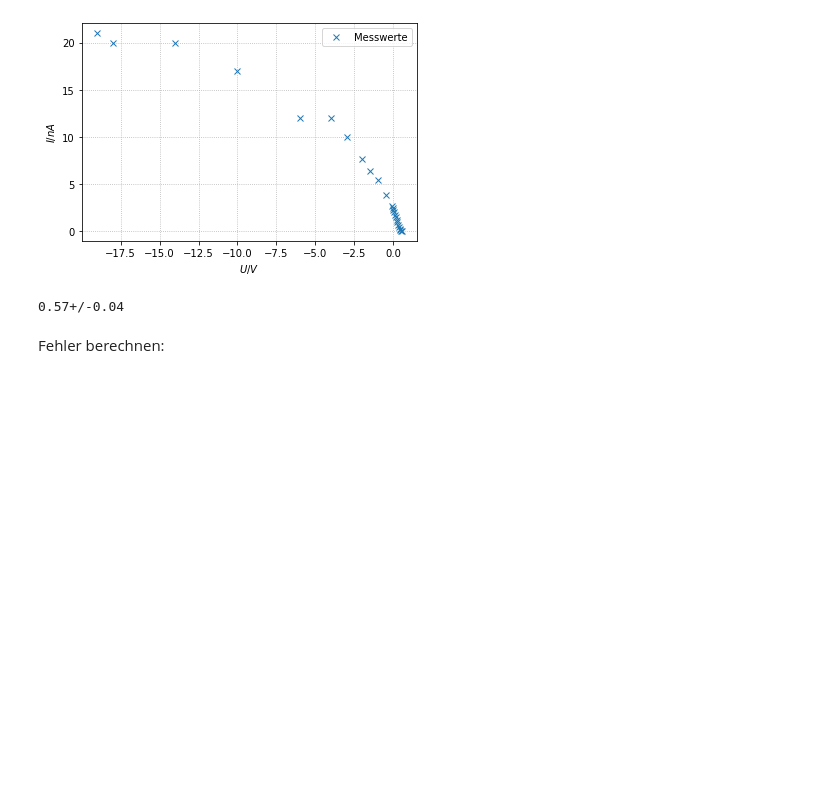
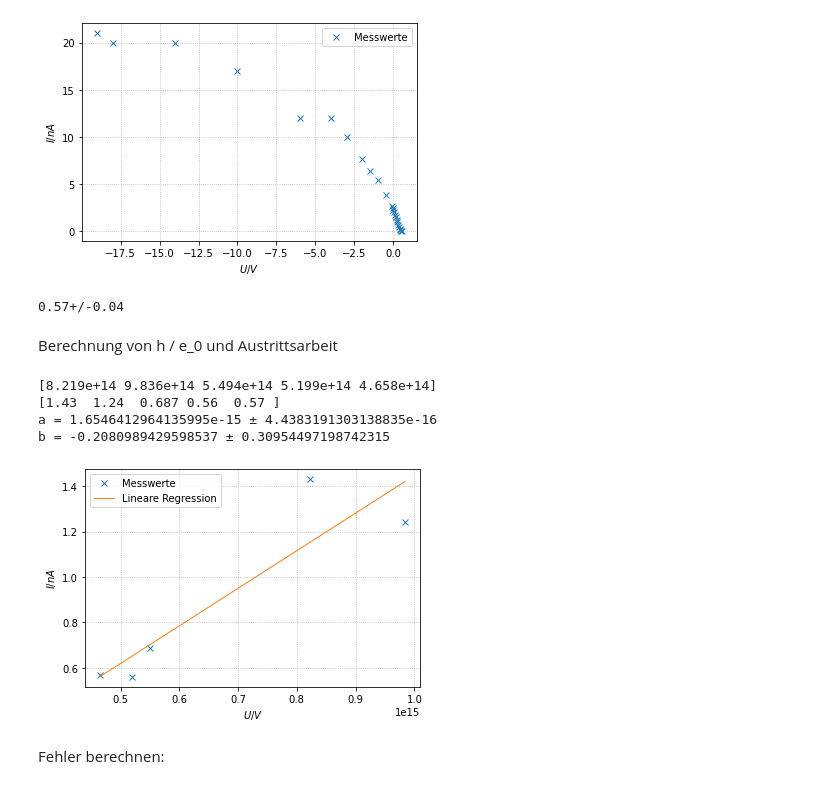
Before and after one commit to waerther/grundpraktikum2, a Jupyter notebook: v500/auswertung.ipynb, the cells around one changed output. Saved outputs shown, nothing was run; the diff lists cells and outputs as text; code cells hidden in the pictures; blank space fills up the shorter version.

```diff
--- a/v500/auswertung.ipynb
+++ b/v500/auswertung.ipynb
@@ -94,6 +94,48 @@ Ug = - (b / a)
 print(Ug)
 # %% [output]
 0.57+/-0.04
+# %% [markdown]
+Berechnung von h / e_0 und Austrittsarbeit
+# %%
+# Daten einlesen
+x =  np.array([821.9 ,983.6 ,549.4 ,519.9 ,465.8]) * 10**12
+y = np.array([1.430 ,1.24  ,0.687 ,0.560 ,0.570])
+
+print(x)
+print(y)
+
+params, covariance_matrix = np.polyfit(x, y, deg=1, cov=True)
+
+errors = np.sqrt(np.diag(covariance_matrix))
+
+for name, value, error in zip('ab', params, errors):
+    print(f'{name} = {value} ± {error}')
+
+x_plot = np.linspace(np.min(x), np.max(x))
+
+plt.plot(x, y, 'x', label="Messwerte")
+plt.plot(
+    x_plot,
+    params[0] * x_plot + params[1],
+    label='Lineare Regression',
+    linewidth=1,
+)
+plt.xlabel(r'$U / V$')
+plt.ylabel(r'$I / {nA} $')
+plt.grid(ls=':')
+plt.legend(loc="best")
+
+#Speichern des Plots (und überprüfen ob schon vorhanden)
+path = '/pictures/'
+if os.path.exists('austritt.pdf'):
+    os.remove('austritt.pdf')
+plt.savefig('pictures/austritt.pdf')
+# %% [output]
+[8.219e+14 9.836e+14 5.494e+14 5.199e+14 4.658e+14]
+[1.43  1.24  0.687 0.56  0.57 ]
+a = 1.6546412964135995e-15 ± 4.4383191303138835e-16
+b = -0.2080989429598537 ± 0.30954497198742315
+[figure, added]
 # %%
 np.savetxt('tables/a.txt', md.values, header='f/Hz U/V', fmt='%.3f')
 f, U = np.genfromtxt('tables/a.txt', unpack=True, skip_header=1)
```
Also changed, not shown: parts of 1 cell of this notebook, 4 other files.
